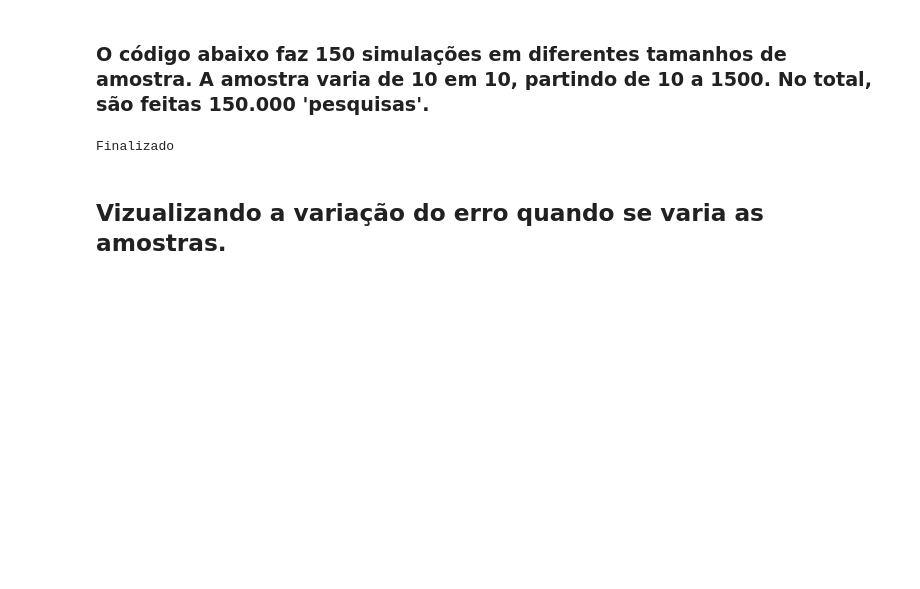
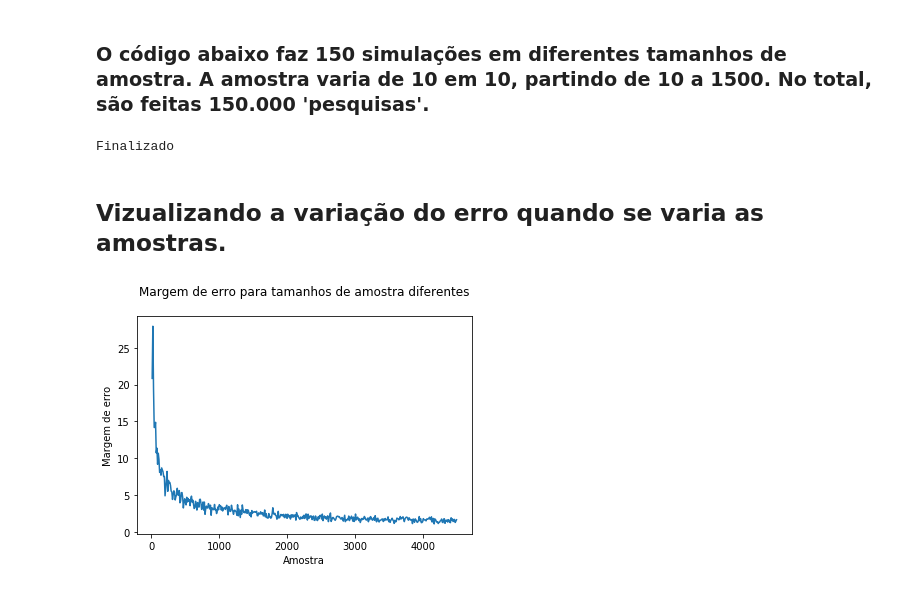
Before and after one commit to joaopppobr/SimulacaoPesquisaEleitoral, a Jupyter notebook: analise-pesquisa-eleitoral.ipynb, the cells around one changed output. Saved outputs shown, nothing was run; the diff lists cells and outputs as text; code cells hidden in the pictures; blank space fills up the shorter version.

```diff
--- a/analise-pesquisa-eleitoral.ipynb
+++ b/analise-pesquisa-eleitoral.ipynb
@@ -84,3 +84,11 @@ for i in range(0,450):
     erro_formula[i] = math.sqrt(abs(formula[i]))
 # %% [markdown]
 ## Vizualizando a variação do erro quando se varia as amostras.
+# %%
+plt.xlabel("Amostra")
+plt.ylabel("Margem de erro")
+plt.title("Margem de erro para tamanhos de amostra diferentes\n")
+line2, = plt.plot(valores_amostra, erro_medio)
+plt.show()
+# %% [output]
+[figure, added]
```
Also changed, not shown: parts of 7 cells of this notebook, 1 other file.
